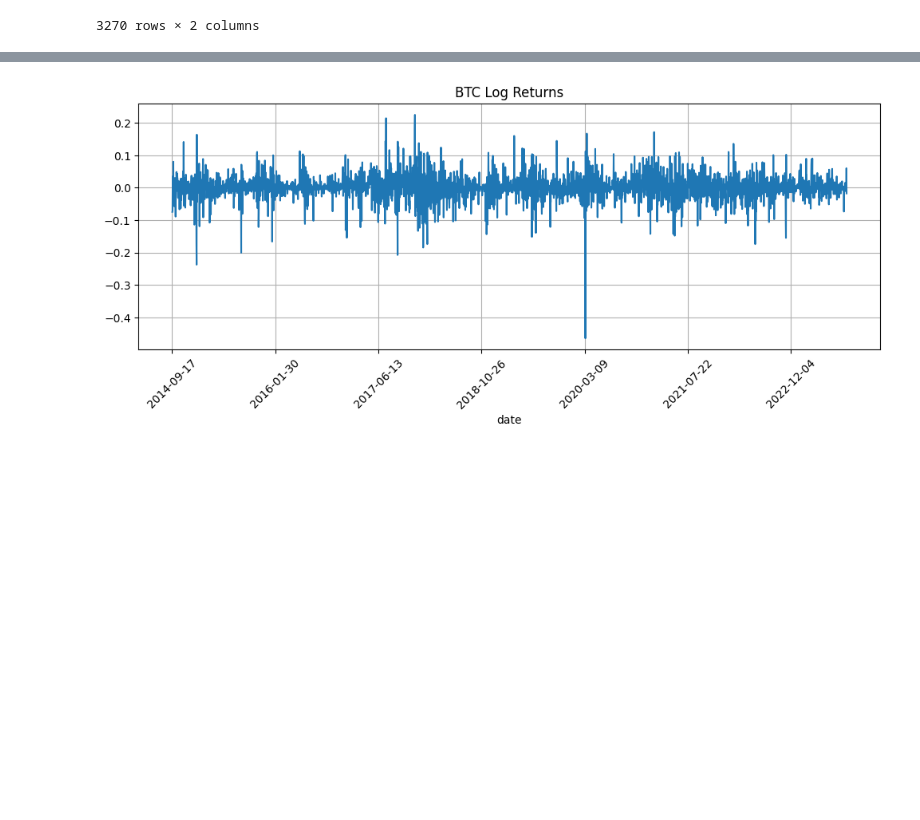
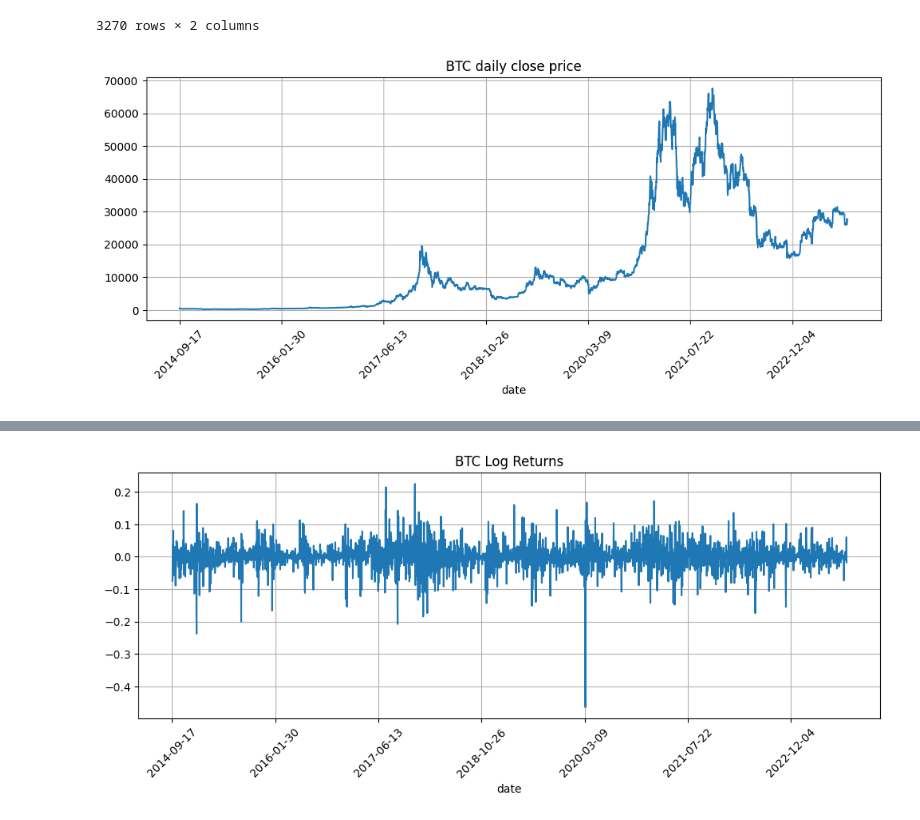
Before and after one commit to FrancescoMalaspina/BTCdashboard, a Jupyter notebook: BTCanalysis/EDA.ipynb, the cells around one changed output, grey strips where cells are left out. Saved outputs shown, nothing was run; the diff lists cells and outputs as text; code cells hidden in the pictures; blank space fills up the shorter version.

```diff
--- a/BTCanalysis/EDA.ipynb
+++ b/BTCanalysis/EDA.ipynb
@@ -18,6 +18,17 @@ BTCprice
 | 3268 | 2023-08-29 | 27727.392578 |
 | 3269 | 2023-08-30 | 27244.554688 |
 3270 rows × 2 columns
+# %%
+import matplotlib.pyplot as plt
+
+plt.figure(figsize=(12,4))
+BTCprice.set_index("date").close.plot()
+plt.grid()
+plt.title("BTC daily close price")
+plt.xticks(rotation=45)
+plt.show()
+# %% [output]
+[figure, added]
 # %%
 import numpy as np
 
```
Also changed, not shown: parts of 6 cells of this notebook.
